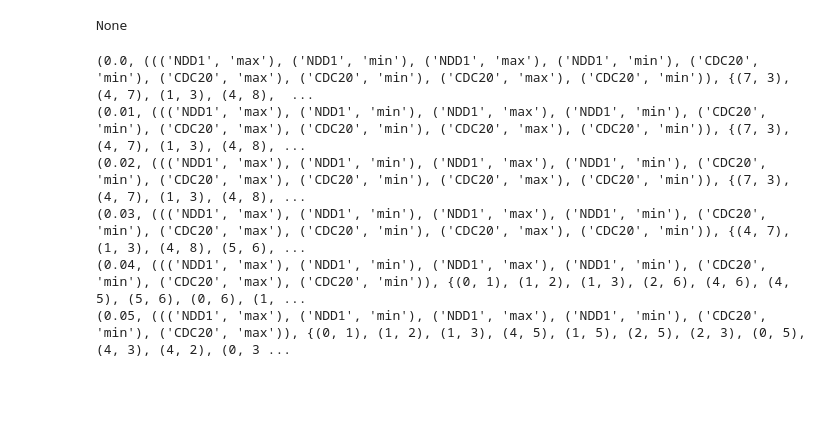
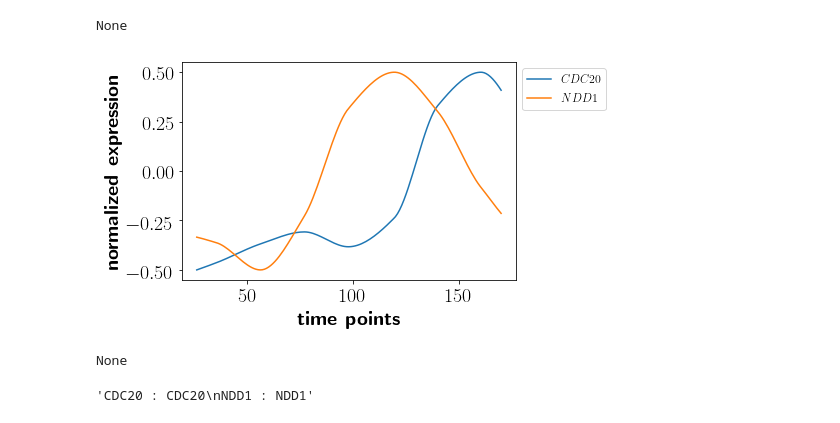
Before and after one commit to breecummins/min_interval_posets, a Jupyter notebook: scripts/Berry_2019_figures_Introduction.ipynb, the cells around one changed output. Saved outputs shown, nothing was run; the diff lists cells and outputs as text; code cells hidden in the pictures; blank space fills up the shorter version.

```diff
--- a/scripts/Berry_2019_figures_Introduction.ipynb
+++ b/scripts/Berry_2019_figures_Introduction.ipynb
@@ -30,7 +30,7 @@ def make_fig(fname,savename,start_time=None,end_time=None,names=None):
         for name in curves:
             if name not in names:
                 subset_curves.pop(name)
-    for name,curve in subset_curves.items():
+    for name,curve in sorted(subset_curves.items()):
         n = curve.normalize()
         if start_time is not None and end_time is not None:
             n = curve.trim(start_time,end_time)
@@ -94,6 +94,20 @@ makeboxes(intervals[names[0]],start_time,end_time)
 # %% [output]
 [figure]
 None
+# %%
+names = ["CDC20","NDD1"]
+epsilons = [0.0,0.03,0.05]
+_ = make_fig(wt1_file,"time_series_wt1_{}_{}_trimmed.pdf".format(names[0],names[1]),start_time,end_time,names)
+
+posets1 = Berry.getposets(wt1_file,"row",epsilons,names,start_time,end_time)
+# %% [output]
+[figure, added]
+None
+# %%
+network = DSGRN.Network("\n".join(["{} : {}".format(name,name) for name in names]))
+network.specification()
+# %% [output]
+'CDC20 : CDC20\nNDD1 : NDD1'
 # %%
 def make_posets(p,network):
     events = list(p[1][0])
@@ -103,13 +116,0 @@ def make_posets(p,network):
-# %%
-names = ["CDC20","NDD1"]
-
-posets1 = Berry.getposets(wt1_file,"row",epsilons,names,start_time,end_time)
-for p in posets1:
-    print(p)
-# %% [output]
-(0.0, ((('NDD1', 'max'), ('NDD1', 'min'), ('NDD1', 'max'), ('NDD1', 'min'), ('CDC20', 'min'), ('CDC20', 'max'), ('CDC20', 'min'), ('CDC20', 'max'), ('CDC20', 'min')), {(7, 3), (4, 7), (1, 3), (4, 8),  ...
-(0.01, ((('NDD1', 'max'), ('NDD1', 'min'), ('NDD1', 'max'), ('NDD1', 'min'), ('CDC20', 'min'), ('CDC20', 'max'), ('CDC20', 'min'), ('CDC20', 'max'), ('CDC20', 'min')), {(7, 3), (4, 7), (1, 3), (4, 8), ...
-(0.02, ((('NDD1', 'max'), ('NDD1', 'min'), ('NDD1', 'max'), ('NDD1', 'min'), ('CDC20', 'min'), ('CDC20', 'max'), ('CDC20', 'min'), ('CDC20', 'max'), ('CDC20', 'min')), {(7, 3), (4, 7), (1, 3), (4, 8), ...
-(0.03, ((('NDD1', 'max'), ('NDD1', 'min'), ('NDD1', 'max'), ('NDD1', 'min'), ('CDC20', 'min'), ('CDC20', 'max'), ('CDC20', 'min'), ('CDC20', 'max'), ('CDC20', 'min')), {(4, 7), (1, 3), (4, 8), (5, 6), ...
-(0.04, ((('NDD1', 'max'), ('NDD1', 'min'), ('NDD1', 'max'), ('NDD1', 'min'), ('CDC20', 'min'), ('CDC20', 'max'), ('CDC20', 'min')), {(0, 1), (1, 2), (1, 3), (2, 6), (4, 6), (4, 5), (5, 6), (0, 6), (1, ...
-(0.05, ((('NDD1', 'max'), ('NDD1', 'min'), ('NDD1', 'max'), ('NDD1', 'min'), ('CDC20', 'min'), ('CDC20', 'max')), {(0, 1), (1, 2), (1, 3), (4, 5), (1, 5), (2, 5), (2, 3), (0, 5), (4, 3), (4, 2), (0, 3 ...
```
Also changed, not shown: parts of 15 cells of this notebook, 1 other file.
